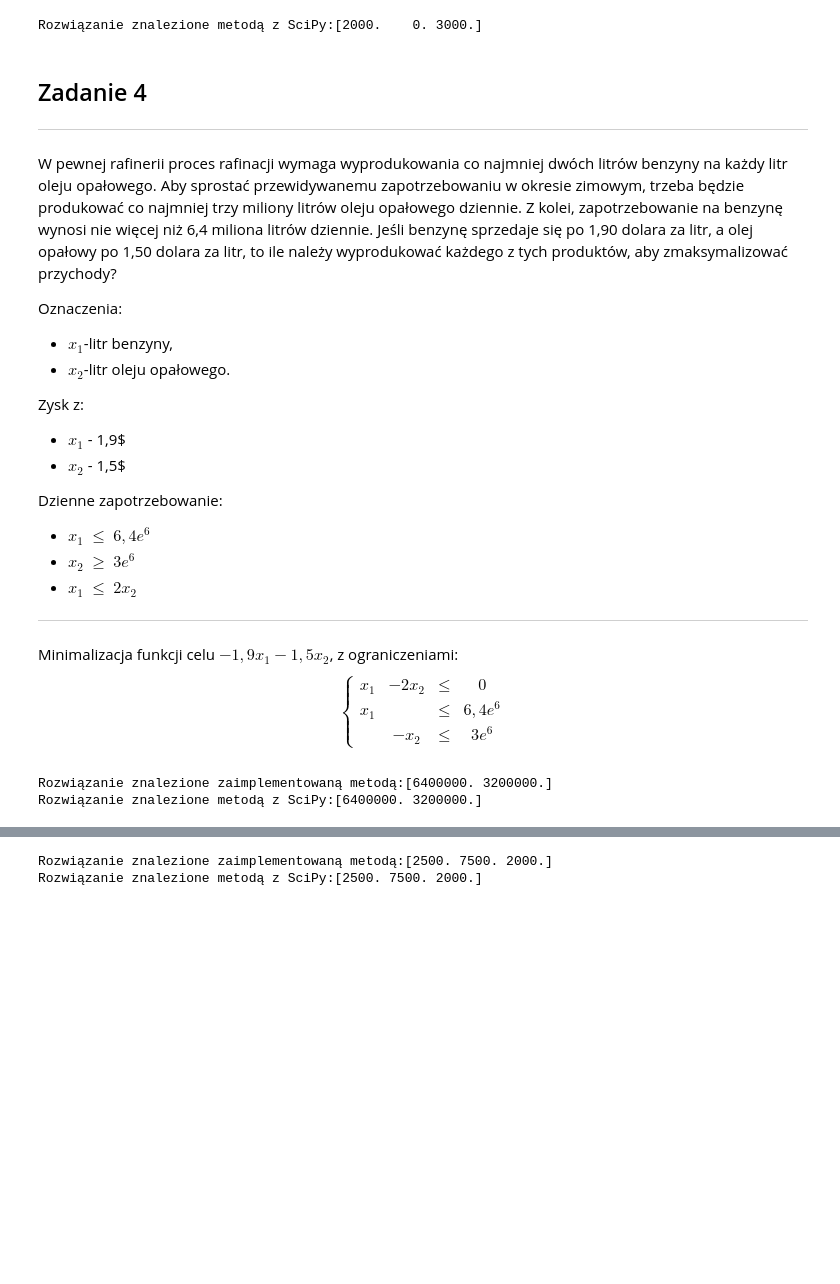
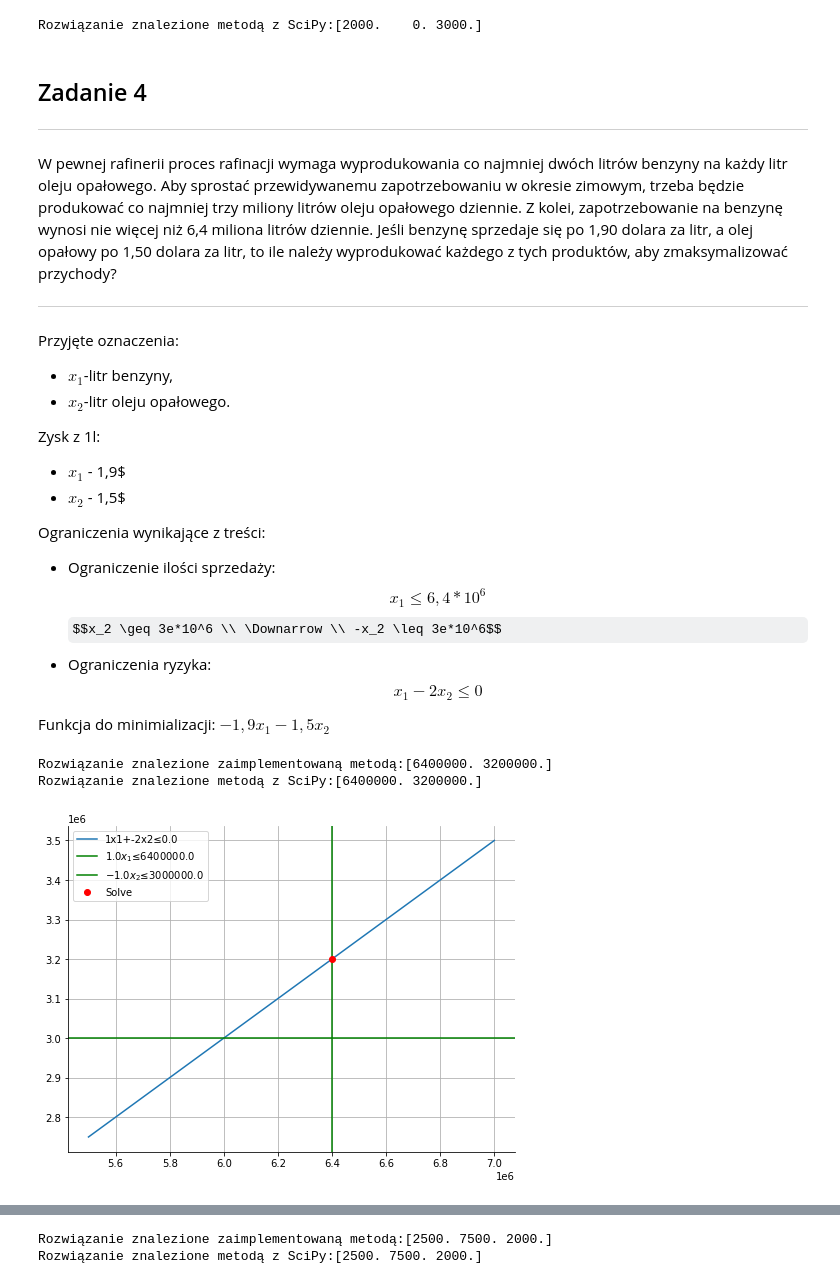
Before and after one commit to BezdzietnyAntoni/MNiO, a Jupyter notebook: List6.ipynb, the cells around one changed output, grey strips where cells are left out. Cells and saved outputs as stored; diff of their text form; code cells hidden in the pictures; some formulas as TeX source; blank space fills up the shorter version.

```diff
--- a/List6.ipynb
+++ b/List6.ipynb
@@ -227,45 +248,47 @@ litrów dziennie. Jeśli benzynę sprzedaje się po 1,90 dolara za litr, a olej
 za litr, to ile należy wyprodukować każdego z tych produktów, aby zmaksymalizować
 przychody?
 
-Oznaczenia:
+---
+
+Przyjęte oznaczenia:
 - $x_1$-litr benzyny,
 - $x_2$-litr oleju opałowego.
 
-Zysk z:
+Zysk z 1l:
 - $x_1$ - 1,9\$
 - $x_2$ - 1,5\$
 
-Dzienne zapotrzebowanie:
-- $x_1$ $\leq$ $6,4e^6$
-- $x_2$ $\geq$ $3e^6$
-- $x_1$ $\leq$ $2x_2$
 
----
-Minimalizacja funkcji celu $-1,9x_1-1,5x_2$, z ograniczeniami:
-$$
-\left\{\begin{matrix}
-x_1 &-2x_2  & \leq & 0 \\
-x_1 &  & \leq & 6,4e^6 \\
-    & -x_2 & \leq & 3e^6
-\end{matrix}\right.
-$$
+Ograniczenia wynikające z treści:
+
+- Ograniczenie ilości sprzedaży:
+$$x_1 \leq 6,4*10^6$$
+$$x_2 \geq 3e*10^6 \\ \Downarrow \\ -x_2 \leq 3e*10^6$$
+- Ograniczenia ryzyka:
+$$ x_1 - 2x_2 \leq 0 $$
+
+
+Funkcja do minimializacji: $-1,9x_1-1,5x_2$
 # %%
 A = np.array([[1,-2],
               [1,0],
               [0,-1]])
 b = np.array([[0],
               [6.4e6],
              [3e6]])
 c = np.array([-1.9,-1.5])
 
 solveSimp = SimplexV2.SimplexV2(A,b,c)
 print(f'Rozwiązanie znalezione zaimplementowaną metodą:{solveSimp}')
 
 solveSp = sp.linprog(method='simplex', A_ub=A, b_ub=b, c=c)
 print(f'Rozwiązanie znalezione metodą z SciPy:{solveSp.x}')
+
+draw2DVisualization(A,b,solveSimp,(5.5e6,7e6))
 # %% [output]
 Rozwiązanie znalezione zaimplementowaną metodą:[6400000. 3200000.]
 Rozwiązanie znalezione metodą z SciPy:[6400000. 3200000.]
+[figure, added]
 # %% [markdown]
 ## Zadanie 5
 ---
```
Also changed, not shown: parts of 7 cells of this notebook.
